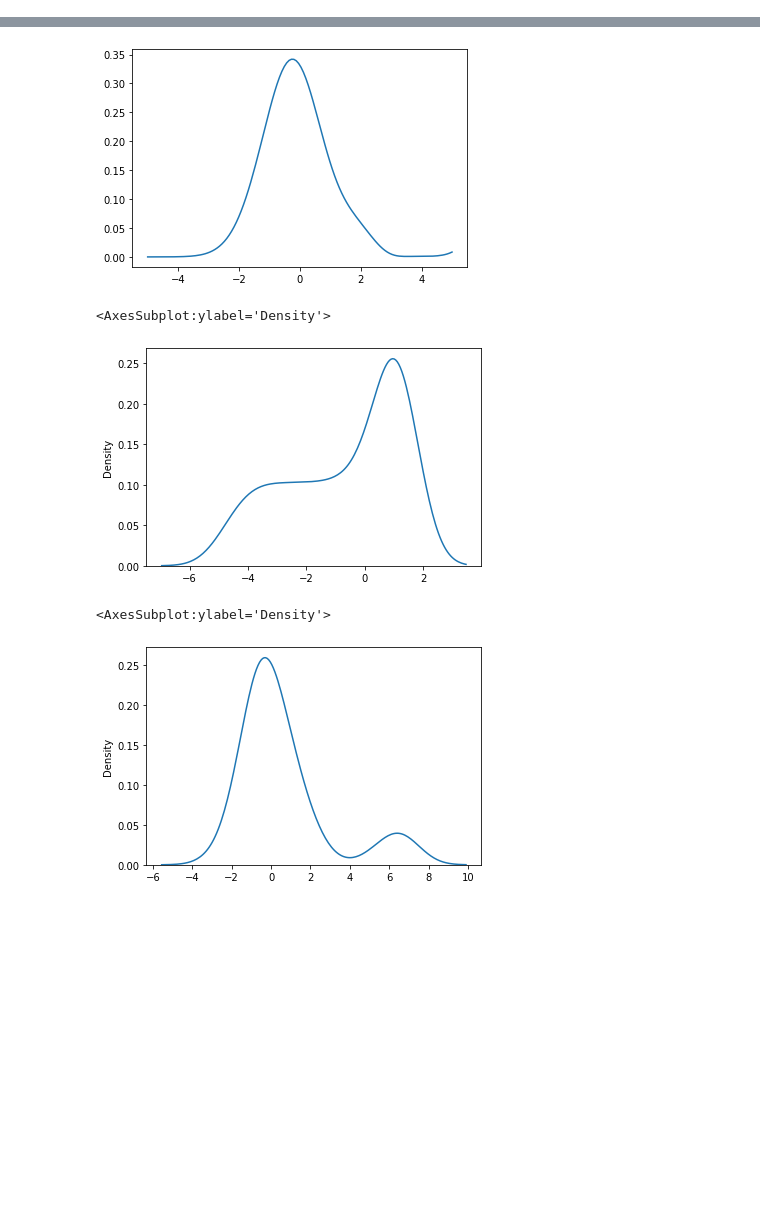
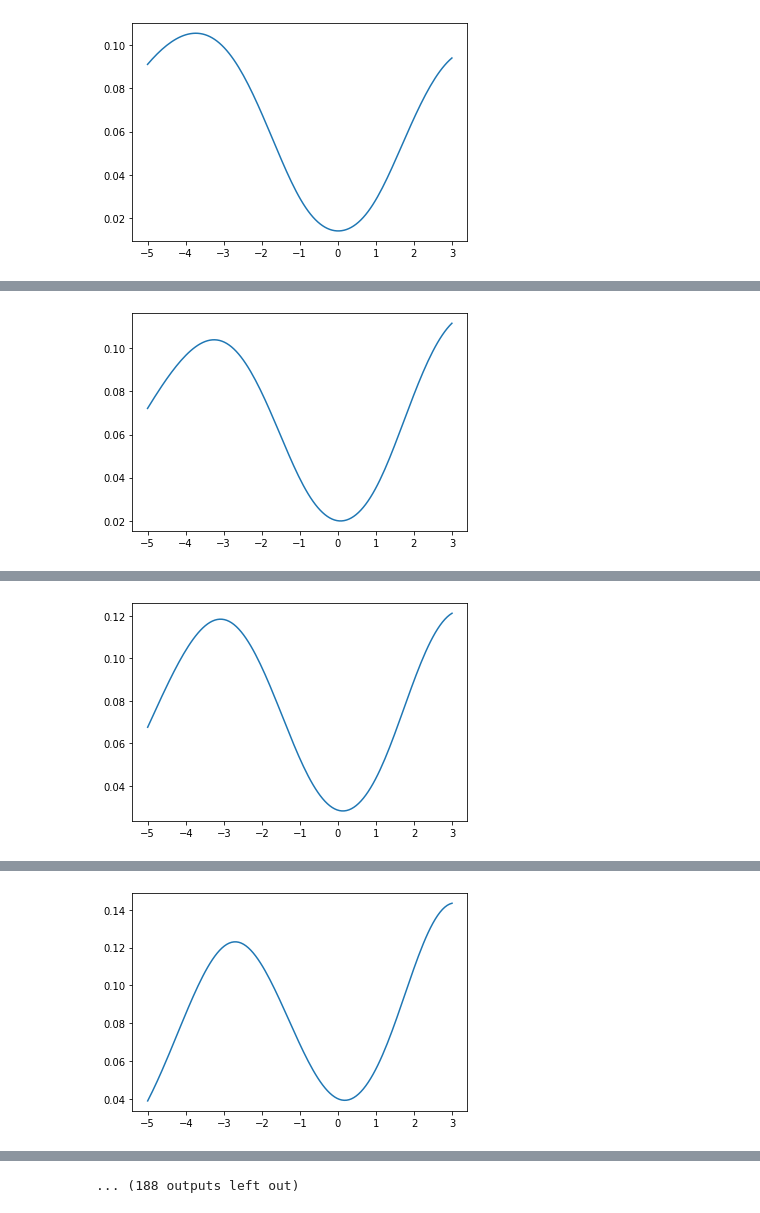
Before and after one commit to DavidRuhe/gw, a Jupyter notebook: src/planar_flow.ipynb, the cells around one changed output, grey strips where cells are left out. Saved outputs shown, nothing was run; the diff lists cells and outputs as text; code cells hidden in the pictures; blank space fills up the shorter version.

```diff
--- a/src/planar_flow.ipynb
+++ b/src/planar_flow.ipynb
@@ -15,8 +28,15 @@ sns.kdeplot(dataset.squeeze())
 # %%
 d = 1
-n_layers = 8
+n_layers = 6
 # %%
 transforms = nn.ModuleList([T.planar(d) for _ in range(n_layers)])
+# transforms = nn.ModuleList([T.sylvester(d, count_transforms=2) for _ in range(n_layers)])
+# transforms = nn.ModuleList([T.radial(d) for _ in range(n_layers)])
+# transforms = nn.ModuleList([T.block_autoregressive(d) for _ in range(n_layers)])
+# transforms = nn.ModuleList([T.neural_autoregressive(d) for _ in range(n_layers)])
+# transforms = nn.ModuleList([T.affine_autoregressive(d) for _ in range(n_layers)])
+# transforms = nn.ModuleList([T.affine_coupling(d) for _ in range(n_layers)])
+
 base_dist = dist.Normal(0, 1)
 
 def log_prob(x, transforms, base_dist):
@@ -29,11 +49,20 @@ def log_prob(x, transforms, base_dist):
     log_prob = base_dist.log_prob(x).squeeze() + J
     return log_prob, y
 
-steps = 32768
+batch_size = 4
+steps = 8192
 optimizer = torch.optim.Adam(transforms.parameters(), lr=1e-2)
+
+
 for step in range(steps+1):
     optimizer.zero_grad()
-    lp, y = log_prob(dataset, transforms, base_dist)
+
+    batch = dataset[torch.randperm(len(dataset))][:batch_size]
+#     lp, y = log_prob(dataset, transforms, base_dist)
+    lp, y = log_prob(batch.view(-1, 1), transforms, base_dist)
+    lp = lp.view(batch.shape)
+
+    lp = torch.logsumexp(lp, dim=-1) - math.log(lp.shape[-1])
     loss = -lp.mean()
 #     loss = -log_prob(flow_dist, dataset).mean()
     loss.backward()
@@ -41,6 +70,12 @@ for step in range(steps+1):
 
 
 
-    if step % 500 == 0:
+    if step % 8 == 0:
         print('step: {}, loss: {}'.format(step, loss.item()))
+        with torch.no_grad():
+            x = torch.linspace(-5, 3, 128)[:, None]
+            lp, y = log_prob(x, transforms, base_dist)
+
+            plt.plot(x.squeeze(), lp.exp().squeeze())
+            plt.show()
 # %% [output]
@@ -48,0 +83 @@ step: 500, loss: 1.6699098348617554
+[figure, added]
@@ -49,0 +85 @@ KeyboardInterrupt:
+[figure, added]
@@ -49,0 +87 @@ KeyboardInterrupt:
+[figure, added]
@@ -49,0 +89 @@ KeyboardInterrupt:
+[figure, added]
@@ -49,0 +94 @@ KeyboardInterrupt:
+... (188 outputs left out)
@@ -52,17 +94,0 @@ x = torch.linspace(-5, 5, 128)[:, None]
-# %%
-with torch.no_grad():
-    lp, y = log_prob(x, transforms, base_dist)
-
-    plt.plot(x.squeeze(), lp.exp().squeeze())
-# %% [output]
-[figure, removed]
-# %%
-sns.kdeplot(y.squeeze())
-# %% [output]
-<AxesSubplot:ylabel='Density'>
-[figure, removed]
-# %%
-sns.kdeplot(dataset.squeeze())
-# %% [output]
-<AxesSubplot:ylabel='Density'>
-[figure, removed]
```
Also changed, not shown: parts of 13 cells of this notebook, 25 other files.
